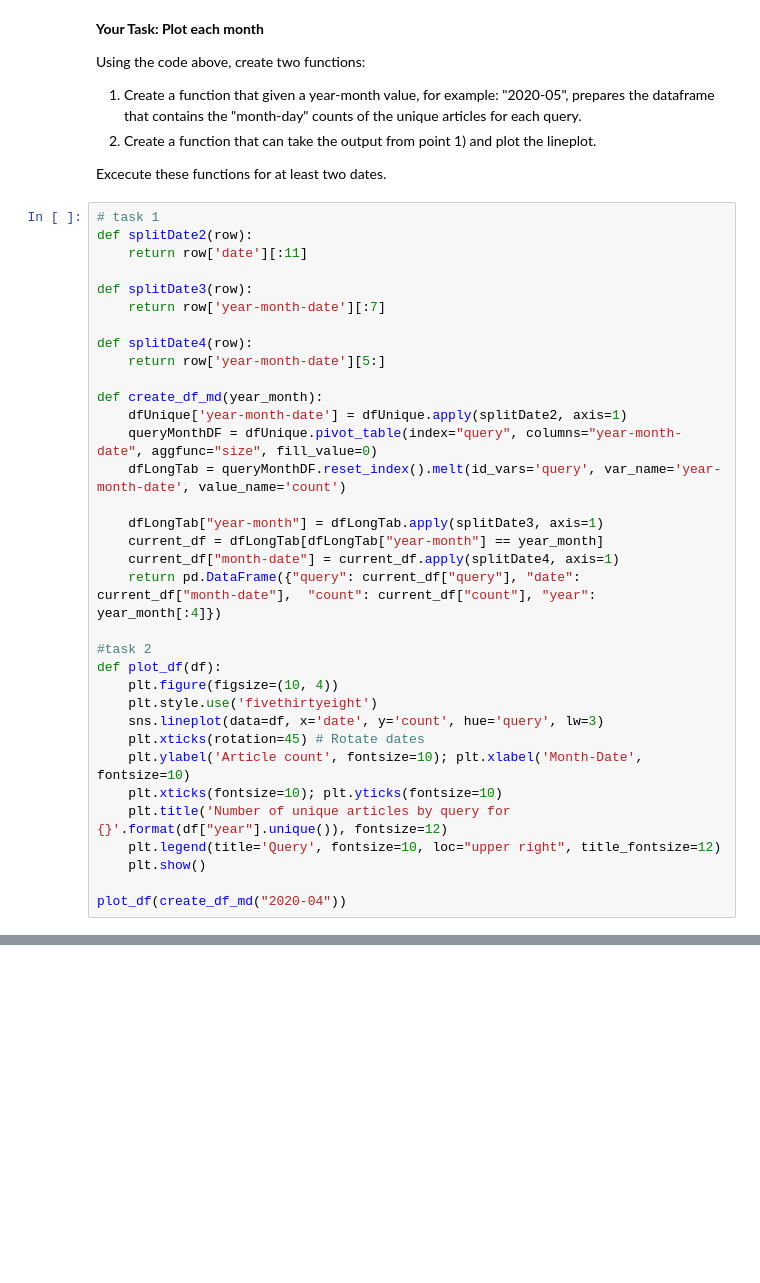
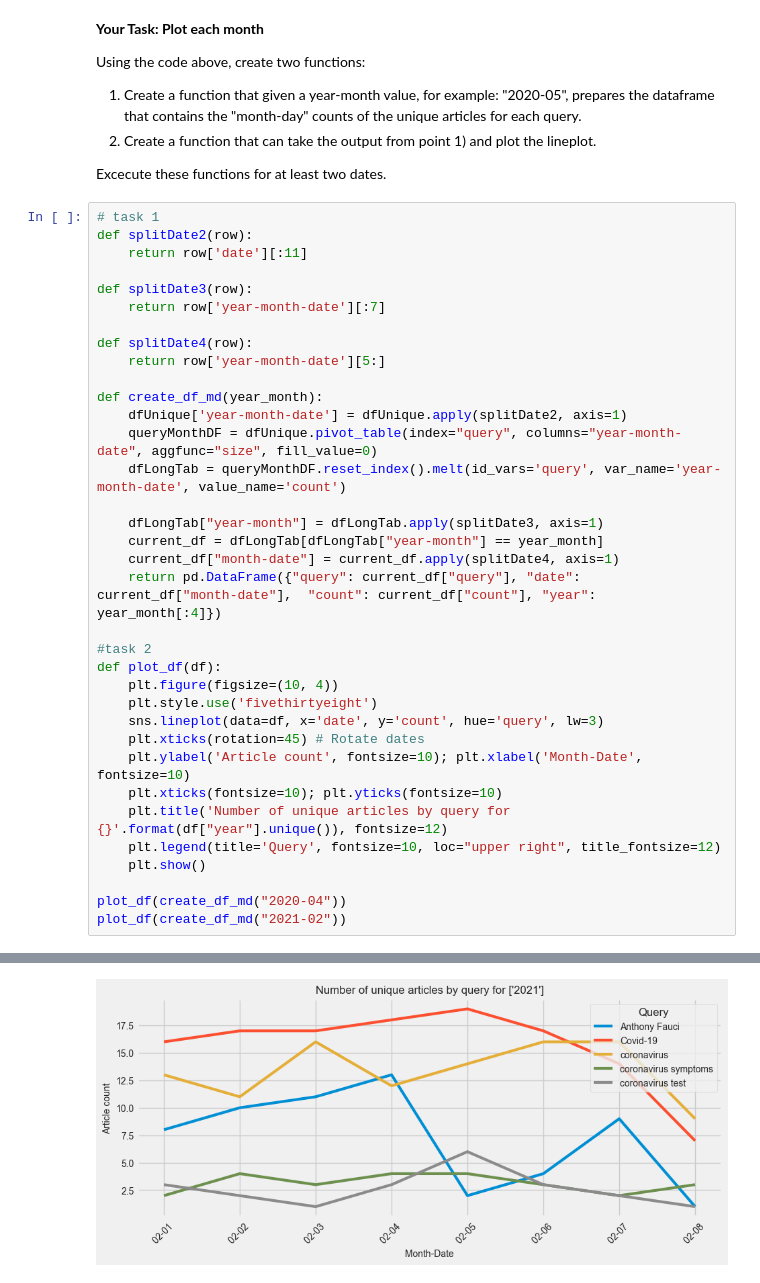
Before and after one commit to carolinejjung/cs315, a Jupyter notebook: tutorials/pandas-googletopstories/Exploring Google Top Stories.ipynb, the cells around one changed output, grey strips where cells are left out. Saved outputs shown, nothing was run; the diff lists cells and outputs as text; blank space fills up the shorter version.

```diff
--- a/tutorials/pandas-googletopstories/Exploring Google Top Stories.ipynb
+++ b/tutorials/pandas-googletopstories/Exploring Google Top Stories.ipynb
@@ -619,6 +619,7 @@ def plot_df(df):
     plt.show()
 
 plot_df(create_df_md("2020-04"))
+plot_df(create_df_md("2021-02"))
 # %% [output]
 A value is trying to be set on a copy of a slice from a DataFrame.
 Try using .loc[row_indexer,col_indexer] = value instead
@@ -633,0 +645 @@ See the caveats in the documentation: https://pandas.pydata.org/pandas-docs/stab
+[figure, added]
```
Also changed, not shown: parts of 1 cell of this notebook.
